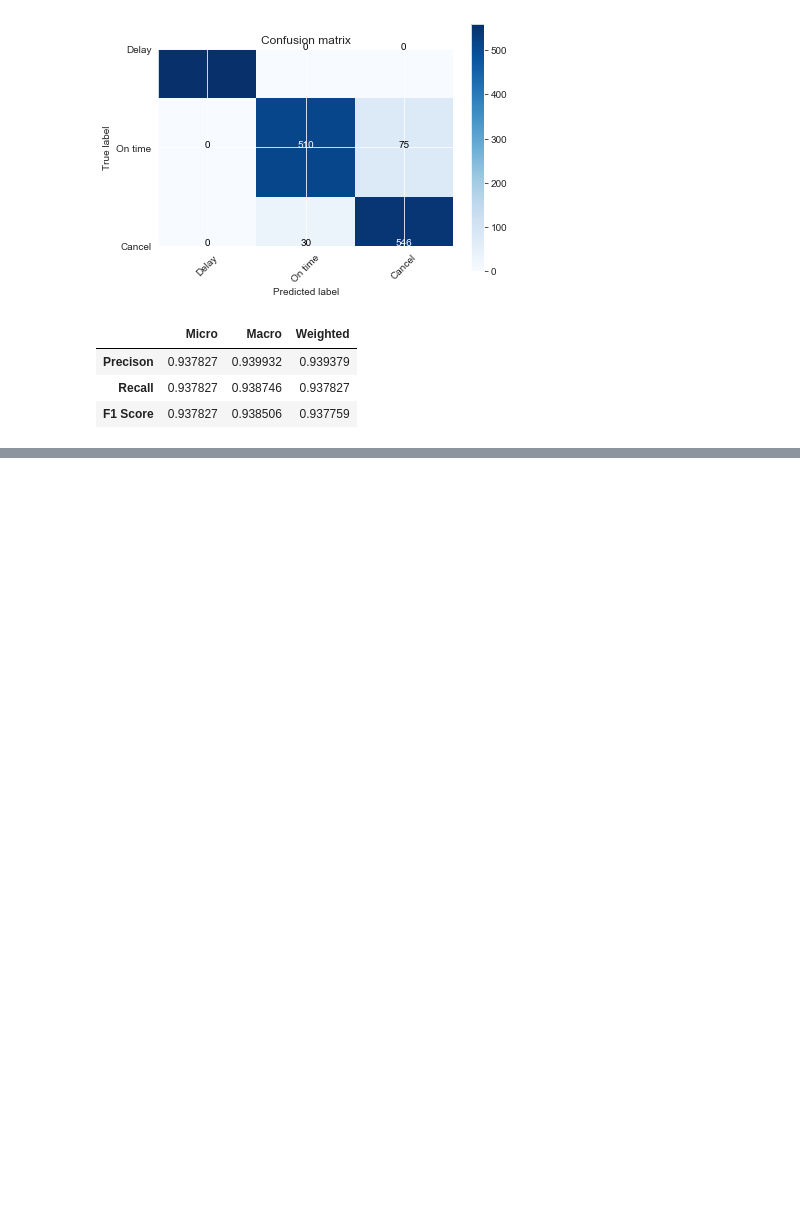
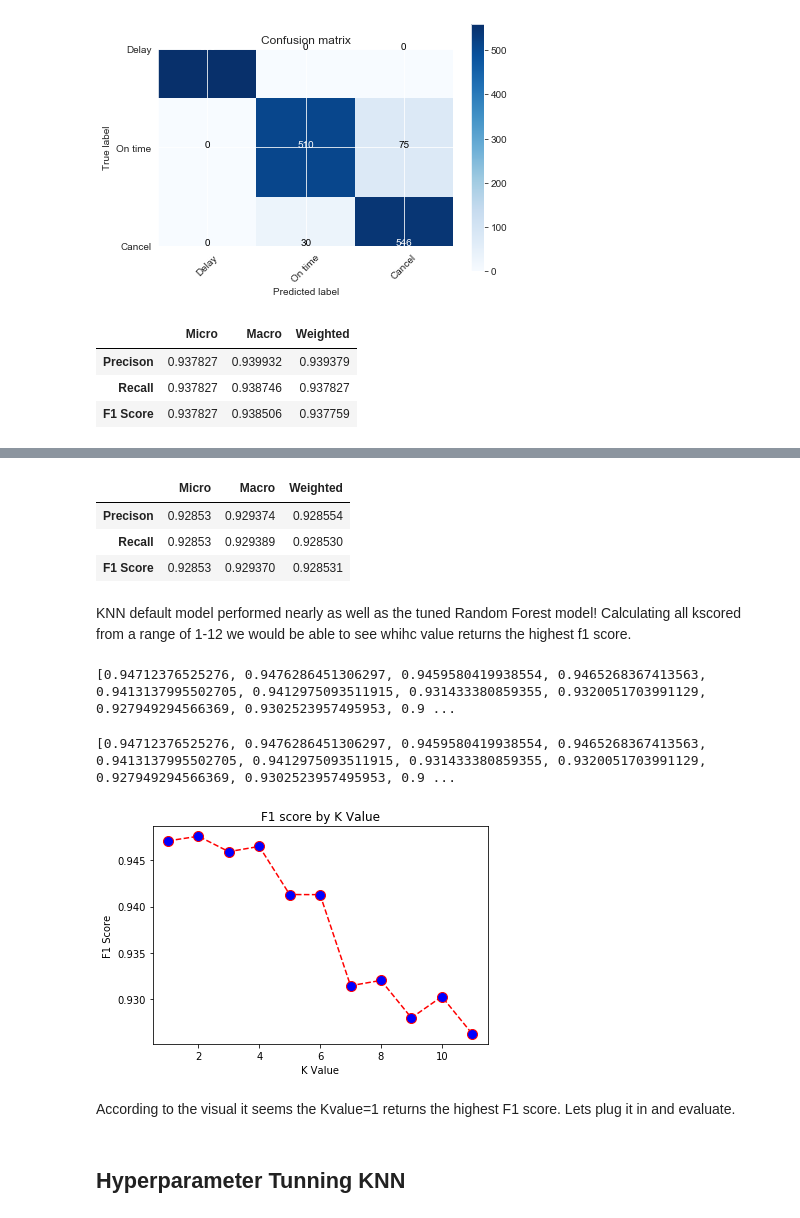
Before and after one commit to emilia329/Fly-High, a Jupyter notebook: EWRModel.ipynb, the cells around one changed output, grey strips where cells are left out. Saved outputs shown, nothing was run; the diff lists cells and outputs as text; code cells hidden in the pictures; blank space fills up the shorter version.

```diff
--- a/EWRModel.ipynb
+++ b/EWRModel.ipynb
@@ -321,0 +353,33 @@ After tuning the model, we can see F1 Score increases a tad bit to .93 from .92.
+# %%
+datatable(y_test,y_predknn)
+# %% [output]
+|  | Micro | Macro | Weighted |
+| Precison | 0.92853 | 0.929374 | 0.928554 |
+| Recall | 0.92853 | 0.929389 | 0.928530 |
+| F1 Score | 0.92853 | 0.929370 | 0.928531 |
+# %% [markdown]
+KNN default model performed nearly as well as the tuned Random Forest model! Calculating all kscored from a range of 1-12 we would be able to see whihc value returns the highest f1 score.
+# %%
+kscores()
+# %% [output]
+[0.94712376525276, 0.9476286451306297, 0.9459580419938554, 0.9465268367413563, 0.9413137995502705, 0.9412975093511915, 0.931433380859355, 0.9320051703991129, 0.927949294566369, 0.9302523957495953, 0.9 ...
+# %%
+k_range = list(range(1, 12))
+k_scores = []
+for k in k_range:
+        knn = KNeighborsClassifier(n_neighbors=k)
+        knn.fit(X_train, y_train)
+        y_predict = knn.predict(X_test)
+        score = f1_score(y_test, y_predict, average='weighted')
+        k_scores.append(score)
+print(k_scores)
+# %% [output]
+[0.94712376525276, 0.9476286451306297, 0.9459580419938554, 0.9465268367413563, 0.9413137995502705, 0.9412975093511915, 0.931433380859355, 0.9320051703991129, 0.927949294566369, 0.9302523957495953, 0.9 ...
+# %%
+kvalvisual()
+# %% [output]
+[figure, added]
+# %% [markdown]
+According to the visual it seems the Kvalue=1 returns the highest F1 score. Lets plug it in and evaluate.
+# %% [markdown]
+## Hyperparameter Tunning KNN
```
Also changed, not shown: parts of 29 cells of this notebook, 2 other files.
